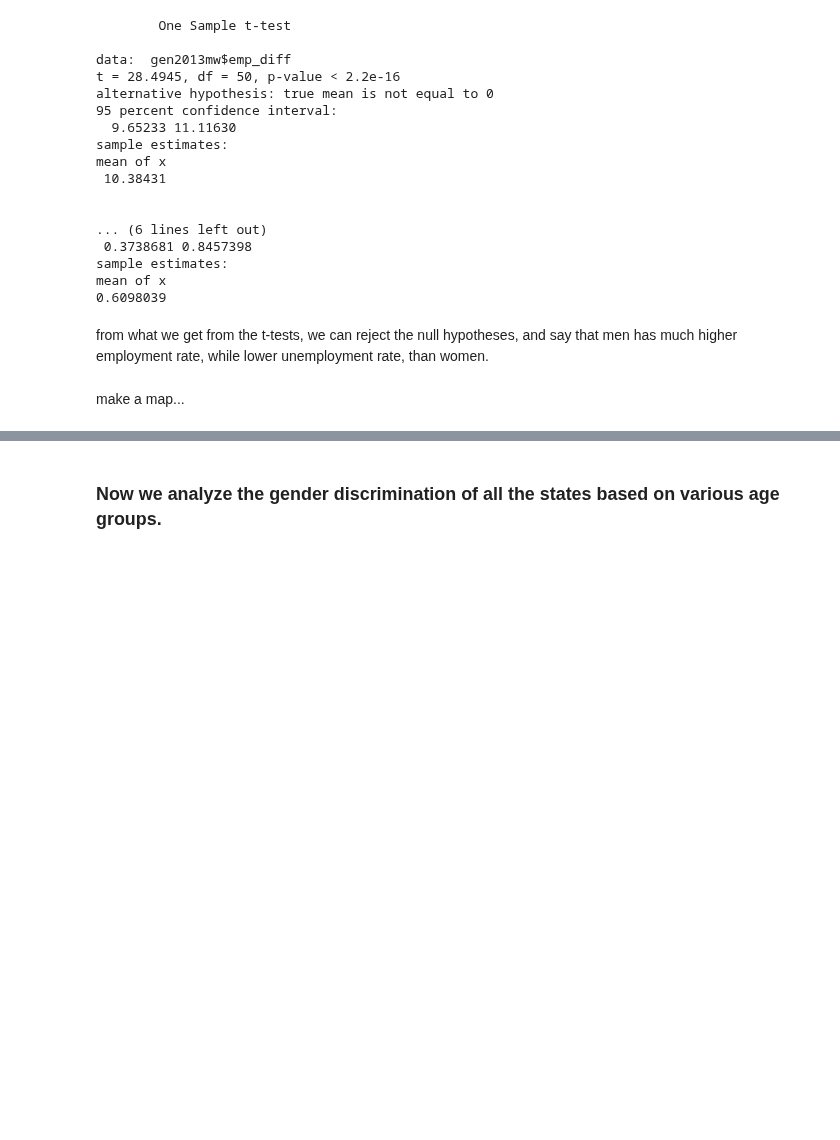
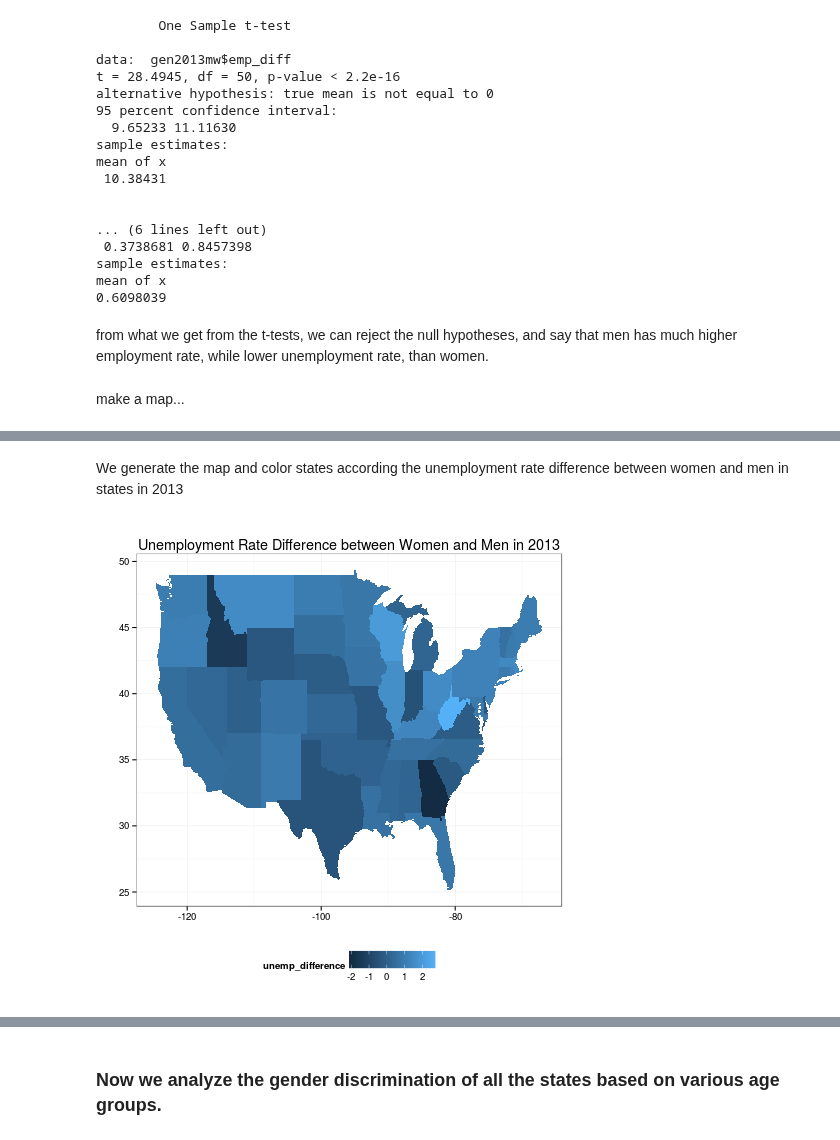
Before and after one commit to yuhanw/Team_Four.0, a Jupyter notebook: notebooks/NB3_data_analysis.ipynb, the cells around one changed output, grey strips where cells are left out. Saved outputs shown, nothing was run; the diff lists cells and outputs as text; code cells hidden in the pictures; blank space fills up the shorter version.

```diff
--- a/notebooks/NB3_data_analysis.ipynb
+++ b/notebooks/NB3_data_analysis.ipynb
@@ -223,0 +251,4 @@ make a map...
+# %%
+%%R
+us_state_map=map_data('state')
+print(head(us_state_map))
@@ -223,0 +265,6 @@ make a map...
+# %%
+%%R
+unemp_diff=gen2013mw["unemp_diff"]
+B=tolower(unname(unlist(gen2013mw["state"])))#lower case the state
+unemp_diff["region"]=B
+print(head(unemp_diff))
@@ -223,0 +281,5 @@ make a map...
+# %%
+%%R
+map_data1=merge(us_state_map,unemp_diff,by="region",all.unemp_diff=T)
+map_data1=map_data[order(map_data1$order), ]
+print(head(map_data1))
@@ -223,0 +294,10 @@ make a map...
+# %% [markdown]
+We generate the map and color states according the unemployment rate difference between women and men in states in 2013
+# %%
+%%R
+unemp_difference=unname(unlist(map_data1["unemp_diff"]))
+print(qplot(long,lat , data=map_data1, geom="polygon", group=group, fill=unemp_difference)
+      + labs(x="", y="")+theme_bw()+ggtitle("Unemployment Rate Difference between Women and Men in 2013")
+      +theme(legend.position="bottom", legend.direction="horizontal"))
+# %% [output]
+[figure, added]
```
Also changed, not shown: parts of 15 cells of this notebook.
